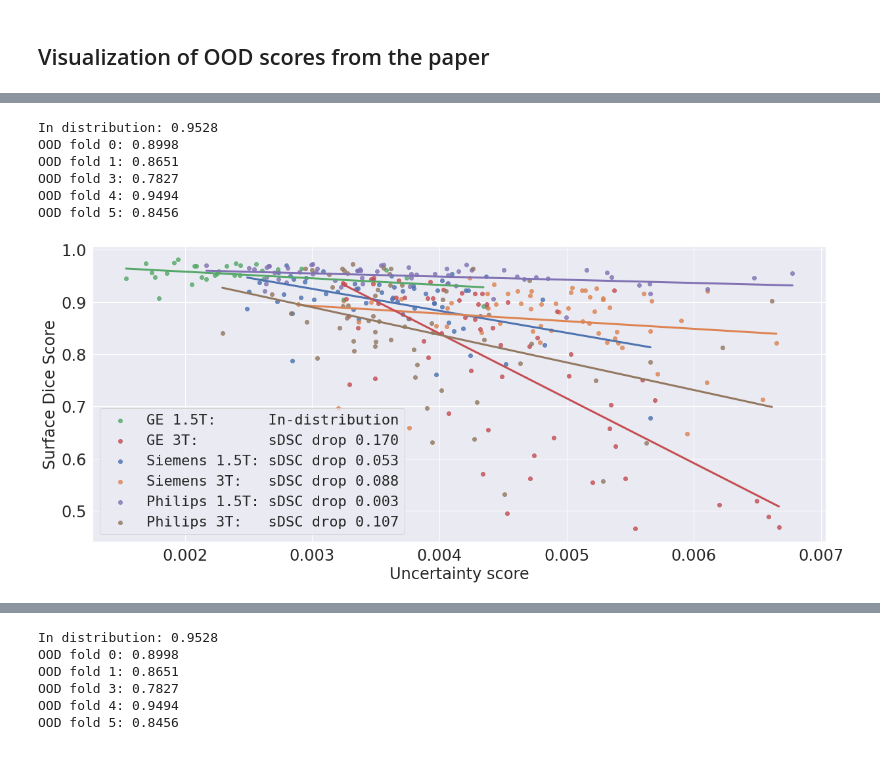
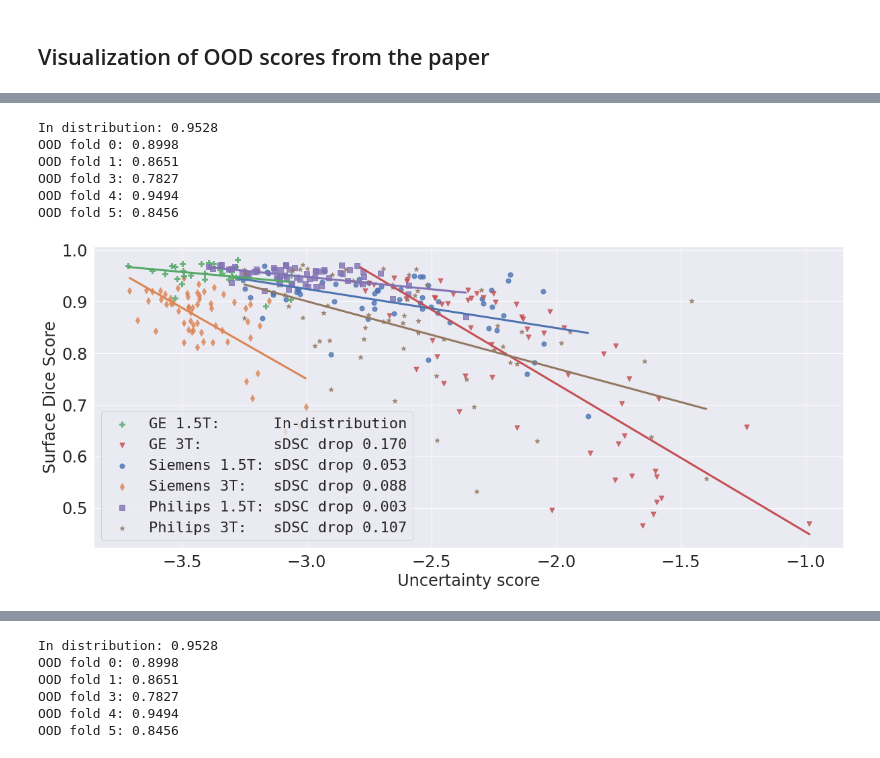
Before and after one commit to DFrolova/ood_playground, a Jupyter notebook: notebooks/Results.ipynb, the cells around one changed output, grey strips where cells are left out. Cells and saved outputs as stored; diff of their text form; code cells hidden in the pictures.

```diff
--- a/notebooks/Results.ipynb
+++ b/notebooks/Results.ipynb
@@ -546,6 +677,7 @@ def get_all_metrics_new_dataset(ind_experiment_dir, ood_experiment_dir, filter_f
 ## Visualization of OOD scores from the paper
 # %%
 fold2domain_name = {0: 'Siemens 1.5T', 1: 'Siemens 3T', 2: 'GE 1.5T', 3: 'GE 3T', 4: 'Philips 1.5T', 5: 'Philips 3T'}
+domain2marker = {0: 'o', 1: 'd', 2: 'P', 3: 'v', 4: 's', 5: '*'}
 max_domain_name_len = 12
 
 
@@ -599,7 +731,8 @@ def visualize_ood_statistics_folds(labels, metrics):
         cur_data = data[data['Domains'] == domain_name]
         domain_name_new = fold2domain_name[int(domain_name[0])] + ':' + ' ' * \
                           (max_domain_name_len - len(fold2domain_name[int(domain_name[0])]) + 1) + domain_name[3:]
-        sns.regplot(cur_data['a'], cur_data['b'], label=domain_name_new, ci=None, line_kws={'linewidth': 3})
+        sns.regplot(cur_data['a'], cur_data['b'], label=domain_name_new, ci=None, line_kws={'linewidth': 3},
+                    marker=domain2marker[int(domain_name[0])], scatter_kws={'s': 50})
 
     #get handles and labels
     handles, labels = plt.gca().get_legend_handles_labels()
@@ -625,16 +760,16 @@ dataset = apply(Rescale3D(CC359(data_path), voxel_spacing), load_image=scale_mri
 # %%
 seed = 0
-labels = load(os.path.join(experiment_dir, f'svd_3/experiment_0/test_metrics/min_distance_init.json'))
+labels = load(os.path.join(experiment_dir, f'godin/experiment_0/test_metrics/godin.json'))
 metrics = load(os.path.join(experiment_dir, f'seed{seed}/experiment_0/test_metrics/sdice_score.json'))
 train_ids = load(os.path.join(experiment_dir, f'seed{seed}/experiment_0/train_ids.json'))
 labels = {uid: labels[uid] for uid in labels.keys() if uid not in train_ids}
 
 visualize_ood_statistics_folds(labels, metrics)
 # %% [output]
 In distribution: 0.9528
 OOD fold 0: 0.8998
 OOD fold 1: 0.8651
 OOD fold 3: 0.7827
 OOD fold 4: 0.9494
 OOD fold 5: 0.8456
-[figure, old version]
+[figure, new version]
```
Also changed, not shown: parts of 124 cells of this notebook, 5 other files.
